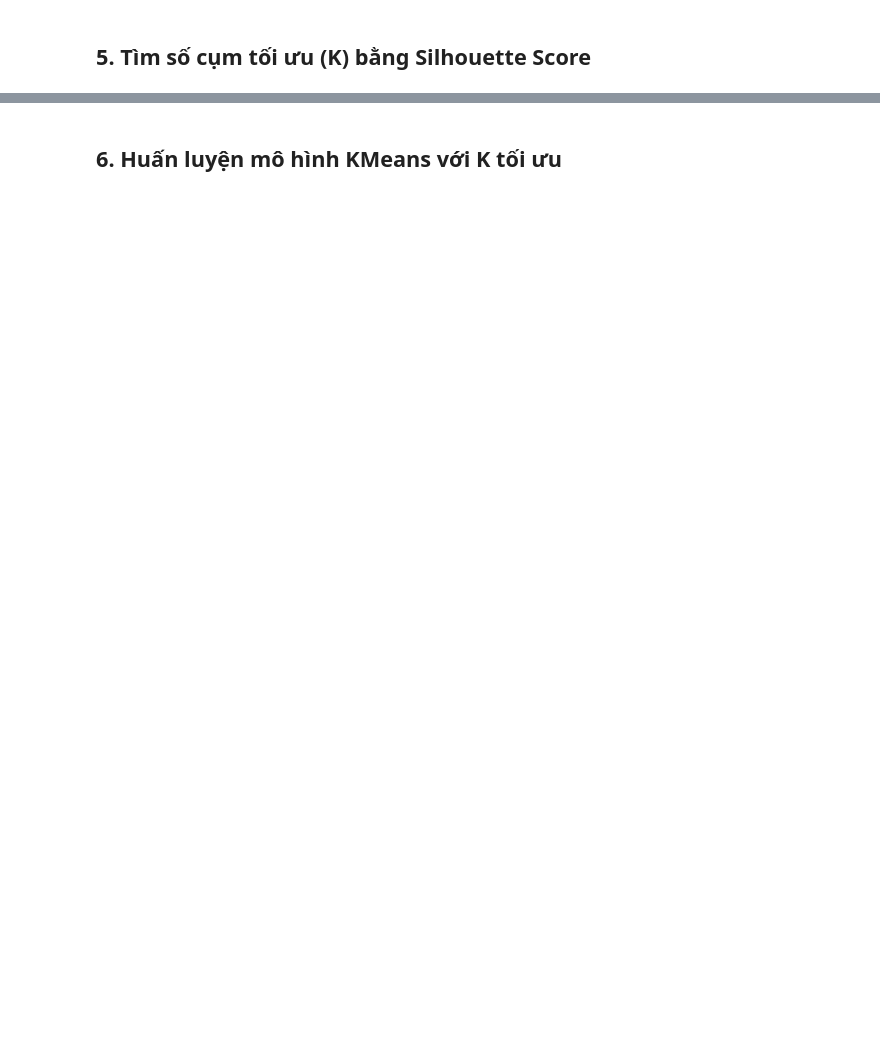
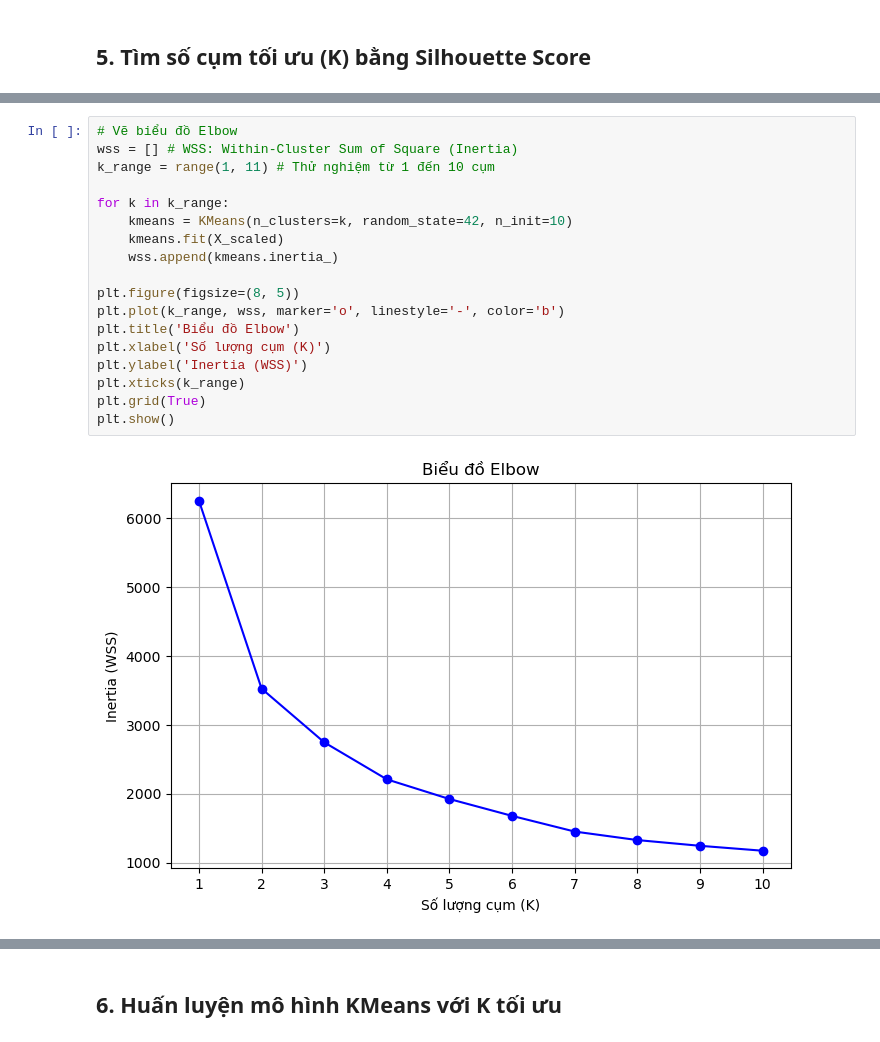
Before and after one commit to Le-AnV/ds-vexere-analysis, a Jupyter notebook: src/ml/modeling.ipynb, the cells around one changed output, grey strips where cells are left out. Cells and saved outputs as stored; diff of their text form; blank space fills up the shorter version.

```diff
--- a/src/ml/modeling.ipynb
+++ b/src/ml/modeling.ipynb
@@ -277,0 +278,20 @@ plt.show()
+# %%
+# Vẽ biểu đồ Elbow
+wss = [] # WSS: Within-Cluster Sum of Square (Inertia)
+k_range = range(1, 11) # Thử nghiệm từ 1 đến 10 cụm
+
+for k in k_range:
+    kmeans = KMeans(n_clusters=k, random_state=42, n_init=10)
+    kmeans.fit(X_scaled)
+    wss.append(kmeans.inertia_)
+
+plt.figure(figsize=(8, 5))
+plt.plot(k_range, wss, marker='o', linestyle='-', color='b')
+plt.title('Biểu đồ Elbow')
+plt.xlabel('Số lượng cụm (K)')
+plt.ylabel('Inertia (WSS)')
+plt.xticks(k_range)
+plt.grid(True)
+plt.show()
+# %% [output]
+[figure, added]
```
Also changed, not shown: parts of 12 cells of this notebook.
